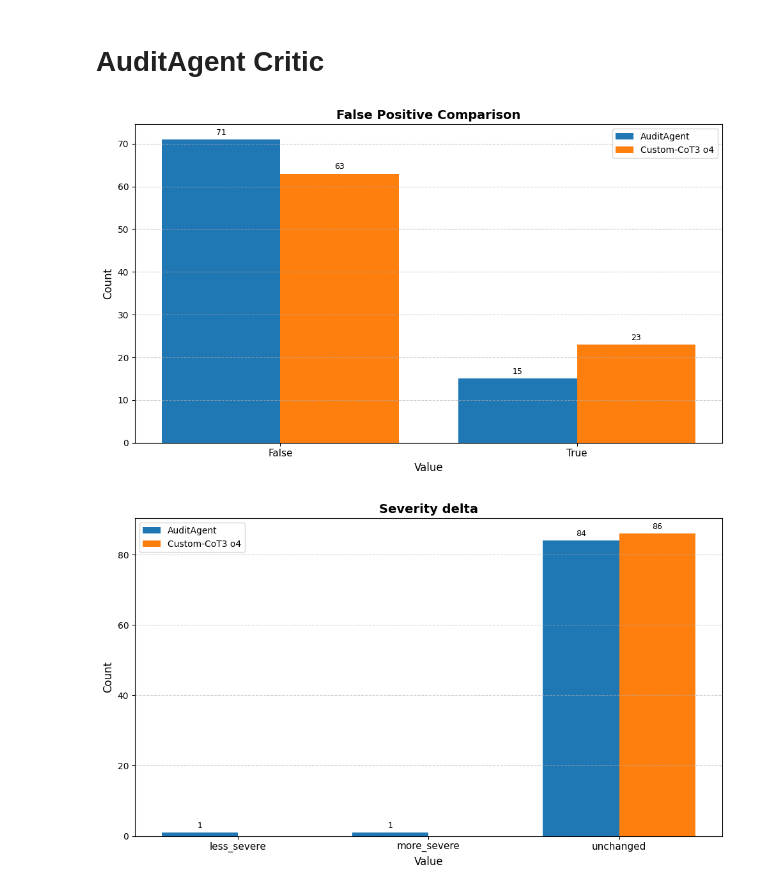
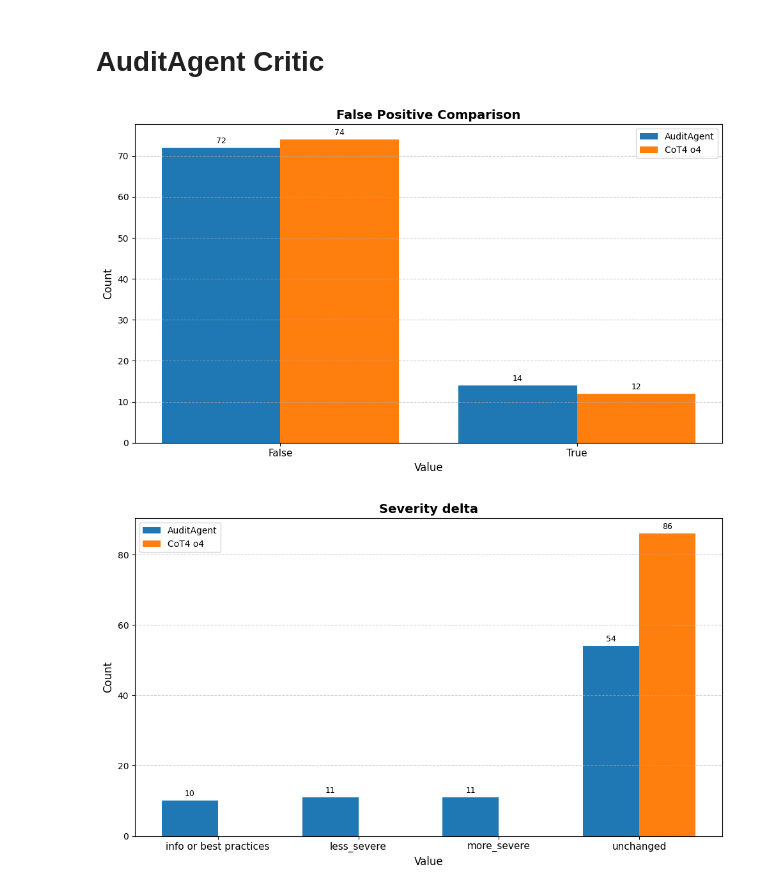
Before and after one commit to hyonbokan/reasoning_model_test, a Jupyter notebook: custom_cot/logs/mitigation/result_analysis.ipynb, the cells around one changed output. Saved outputs shown, nothing was run; the diff lists cells and outputs as text; code cells hidden in the pictures.

```diff
--- a/custom_cot/logs/mitigation/result_analysis.ipynb
+++ b/custom_cot/logs/mitigation/result_analysis.ipynb
@@ -51,21 +51,21 @@ plot_grouped_bar_counts(dfs=[df3_o4, df4_gpt4_1, df4_o4],
 from utils import plot_grouped_bar_from_columns
 
 plot_grouped_bar_from_columns(
-    df=df3_o4,
+    df=df4_o4,
     columns=["v1_false_positive", "cot_false_positive"],
-    labels=["AuditAgent", "Custom-CoT3 o4"],
+    labels=["AuditAgent", "CoT4 o4"],
     title="False Positive Comparison"
 )
 # %% [output]
-[figure, old version]
+[figure, new version]
 # %%
 from utils import plot_grouped_bar_from_columns
 
 plot_grouped_bar_from_columns(
-    df=df3_o4,
+    df=df4_o4,
     columns=["v1_severity_delta", "cot_severity_delta"],
-    labels=["AuditAgent", "Custom-CoT3 o4"],
+    labels=["AuditAgent", "CoT4 o4"],
     title="Severity delta"
 )
 # %% [output]
-[figure, old version]
+[figure, new version]
```
Also changed, not shown: parts of 4 cells of this notebook, 14 other files.
